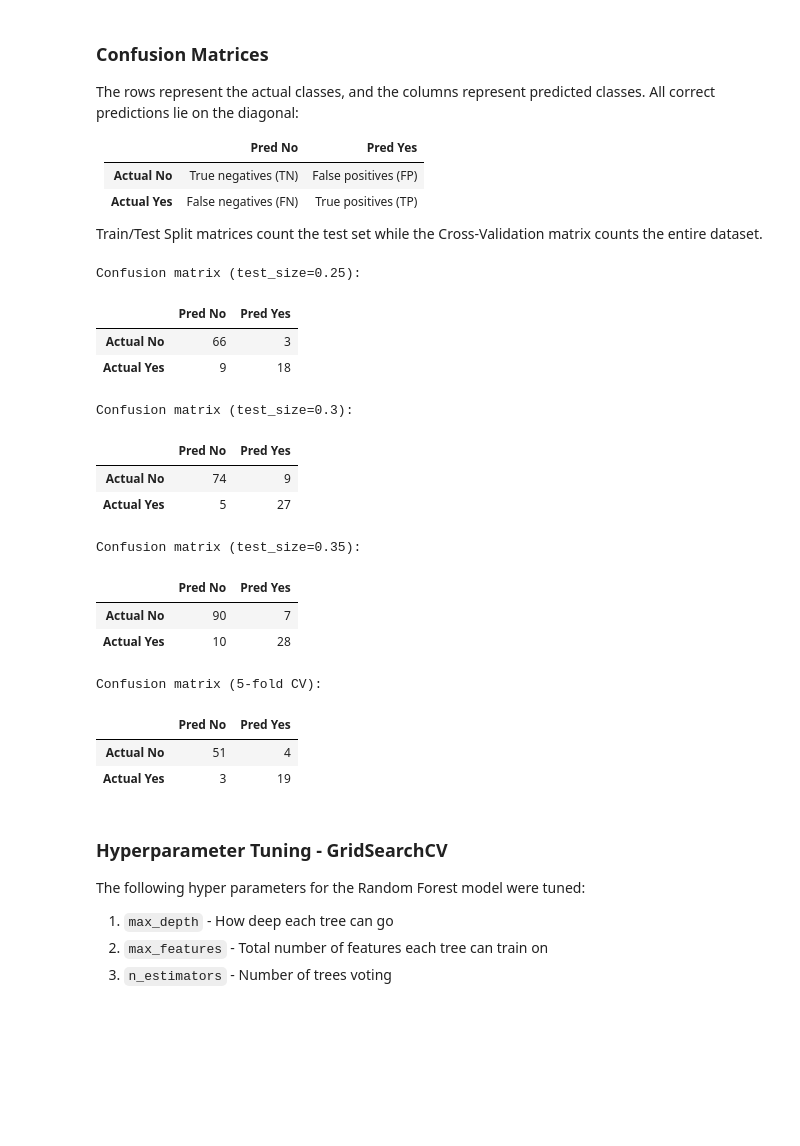
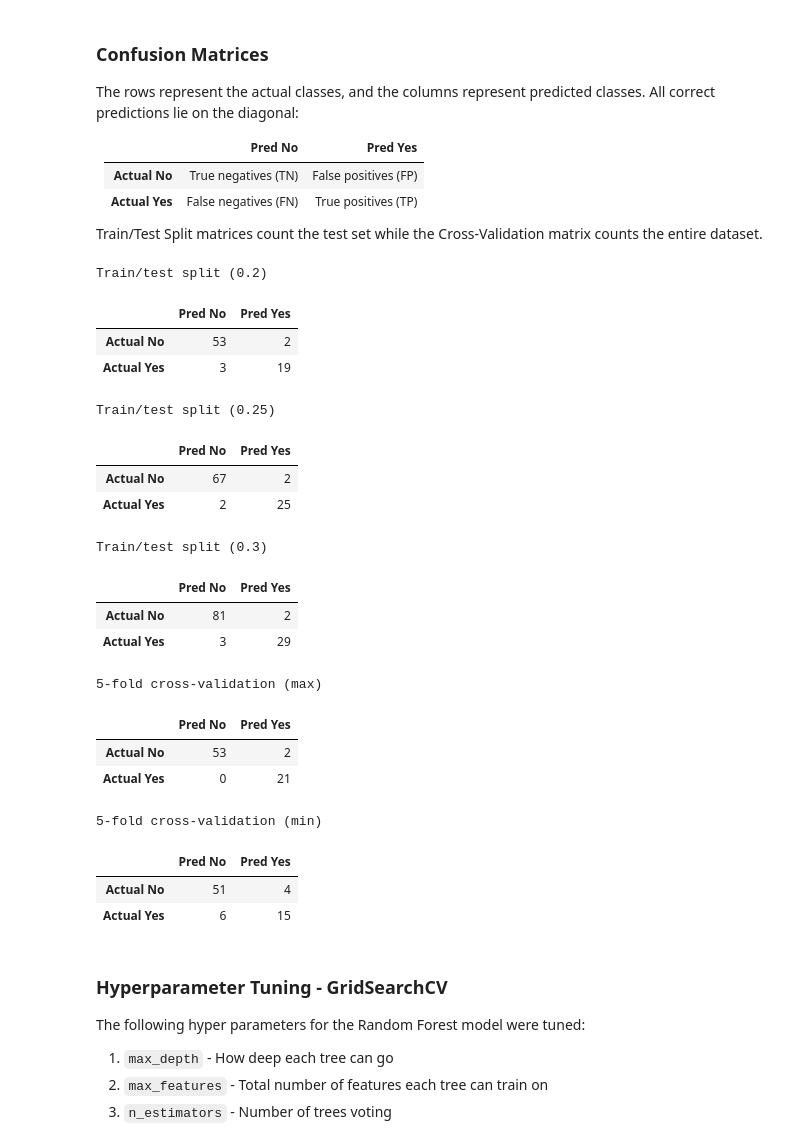
Before and after one commit to rwiggins1/thyroid-recurrence, a Jupyter notebook: models/random_forest.ipynb, the cells around one changed output. Saved outputs shown, nothing was run; the diff lists cells and outputs as text; code cells hidden in the pictures; blank space fills up the shorter version.

Commit message:
feat: add smote to randomforest and update requirements

```diff
--- a/models/random_forest.ipynb
+++ b/models/random_forest.ipynb
@@ -116,3 +102,5 @@ kfold = StratifiedKFold(n_splits=5, shuffle=True, random_state=RAND_STATE)
+# %%
+smote = SMOTE(sampling_strategy="minority", random_state=RAND_STATE)
 # %% [markdown]
 ## 3. Load Data
 # %%
@@ -180,7 +171,8 @@ colTransform = ColumnTransformer(
 # %%
 model = Pipeline([
     ("trans", colTransform),
-    ("pca", PCA(n_components=PCA_COMPONENTS)),
+    ("smote", smote),
+    ("pca", PCA(n_components=N_COMPONENTS)),
     ("clf", RandomForestClassifier(random_state=RAND_STATE))
 ])
 
@@ -214,7 +207,6 @@ gs = GridSearchCV(model, PARAM_DICT)
 ### Train-Test Splits
 # %%
 results = []
-split_cms = {}
 
 for size in TEST_SIZES:
     X_train, X_test, y_train, y_test = train_test_split(
@@ -239,11 +231,11 @@ for size in TEST_SIZES:
     results.append({
         "Method": f"Train/test split ({size})",
         "Report": classification_report(y_test, y_pred, target_names=["No", "Yes"], output_dict=True),
+        "CM": confusion_matrix(y_test, y_pred),
         "ROCAUC": roc_auc,
         "Best": gs.best_params_,
         "FeatLoad": loadings
     })
-    split_cms[size] = confusion_matrix(y_test, y_pred)
 # %% [markdown]
 ### 5-Fold Cross-Validation
 # %%
@@ -276,6 +268,7 @@ fold_scores = [f.get("acc") for f in folds]
 high = max(fold_scores)
 high_fold = folds[fold_scores.index(high)]
 low = min(fold_scores)
+low_fold = folds[fold_scores.index(low)]
 avg = np.mean(fold_scores)
 
 cv_cm = confusion_matrix(high_fold["test"], high_fold["pred"])
@@ -286,7 +279,22 @@ roc_auc = auc(fpr, tpr)
 results.append({
     "Method": "5-fold cross-validation (max)",
     "Report": classification_report(high_fold["test"], high_fold["pred"], target_names=["No", "Yes"], output_dict=True),
+    "CM": cv_cm,
     "ROCAUC": roc_auc,
     "Best": high_fold["params"],
     "FeatLoad": high_fold["loadings"]
 })
+
+cv_cm = confusion_matrix(low_fold["test"], low_fold["pred"])
+
+fpr, tpr, thresholds = roc_curve(low_fold["test"], low_fold["pred"])
+roc_auc = auc(fpr, tpr)
+
+results.append({
+    "Method": "5-fold cross-validation (min)",
+    "Report": classification_report(low_fold["test"], low_fold["pred"], target_names=["No", "Yes"], output_dict=True),
+    "CM": cv_cm,
+    "ROCAUC": roc_auc,
+    "Best": low_fold["params"],
+    "FeatLoad": low_fold["loadings"]
+})
@@ -349,29 +361,30 @@ The rows represent the actual classes, and the columns represent predicted class
 
 Train/Test Split matrices count the test set while the Cross-Validation matrix counts the entire dataset.
 # %%
-for size, cm in split_cms.items():
-    print(f"Confusion matrix (test_size={size}):")
-    display(make_cm_frame(cm))
-
-print("Confusion matrix (5-fold CV):")
-display(make_cm_frame(cv_cm))
+for result in results:
+    print(result["Method"])
+    display(make_cm_frame(result["CM"]))
 # %% [output]
-Confusion matrix (test_size=0.25):
+Train/test split (0.2)
 |  | Pred No | Pred Yes |
-| Actual No | 66 | 3 |
-| Actual Yes | 9 | 18 |
+| Actual No | 53 | 2 |
+| Actual Yes | 3 | 19 |
-Confusion matrix (test_size=0.3):
+Train/test split (0.25)
 |  | Pred No | Pred Yes |
-| Actual No | 74 | 9 |
-| Actual Yes | 5 | 27 |
+| Actual No | 67 | 2 |
+| Actual Yes | 2 | 25 |
-Confusion matrix (test_size=0.35):
+Train/test split (0.3)
 |  | Pred No | Pred Yes |
-| Actual No | 90 | 7 |
-| Actual Yes | 10 | 28 |
+| Actual No | 81 | 2 |
+| Actual Yes | 3 | 29 |
-Confusion matrix (5-fold CV):
+5-fold cross-validation (max)
 |  | Pred No | Pred Yes |
-| Actual No | 51 | 4 |
-| Actual Yes | 3 | 19 |
+| Actual No | 53 | 2 |
+| Actual Yes | 0 | 21 |
+5-fold cross-validation (min)
+|  | Pred No | Pred Yes |
+| Actual No | 51 | 4 |
+| Actual Yes | 6 | 15 |
 # %% [markdown]
 ### Hyperparameter Tuning - GridSearchCV
 
```
Also changed, not shown: parts of 13 cells of this notebook, 1 other file.
